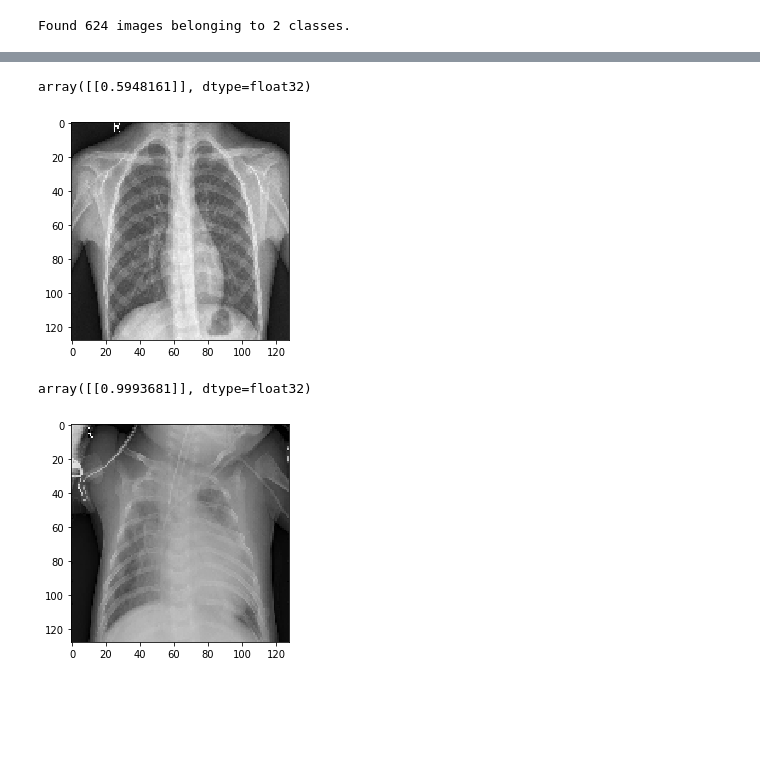
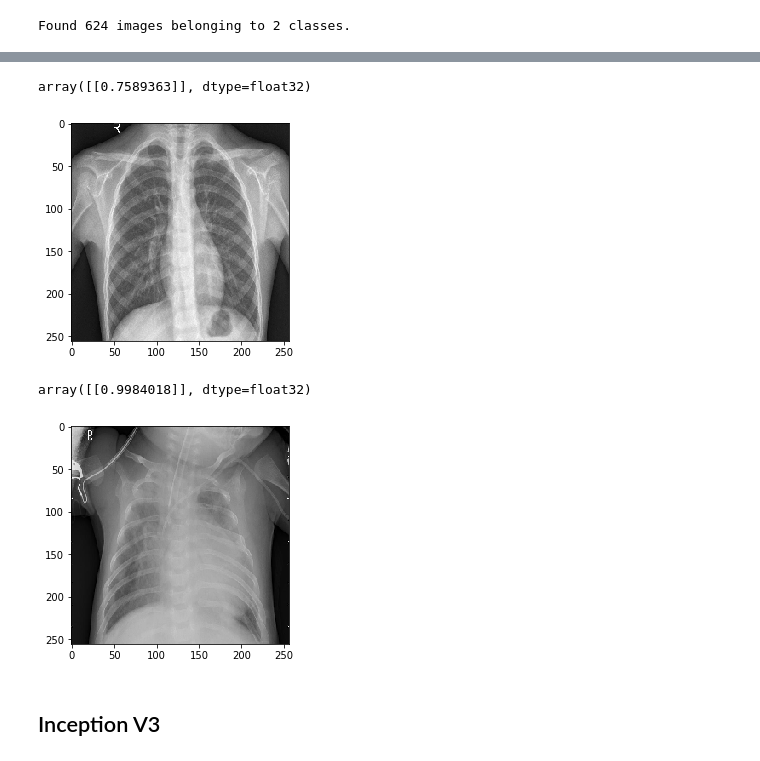
Before and after one commit to albertum1/xray-image-classification, a Jupyter notebook: project.ipynb, the cells around one changed output, grey strips where cells are left out. Drawn from its saved outputs; the diff is of its cells as text; code cells hidden in the pictures; blank space fills up the shorter version.

```diff
--- a/project.ipynb
+++ b/project.ipynb
@@ -44,8 +59,8 @@ for filename in os.listdir('chest_xray/train/NORMAL'):
 # %%
 train = ImageDataGenerator(rescale=1./255).flow_from_directory(
-        directory = 'chest_xray/train',
+        directory = '/floyd/input/chest_xray/train',
         class_mode = 'binary',
-        target_size = (128, 128),
+        target_size = (256, 256),
         batch_size = 7772)
 # %% [output]
 Found 7772 images belonging to 2 classes.
@@ -68,7 +83,7 @@ train_labels = np.reshape(train_labels, (len(train_labels),1)). astype(int)
 x_train, x_val, y_train, y_val = train_test_split(train_images, train_labels, test_size=0.20, random_state=123)
 # %%
 cnn = models.Sequential()
-cnn.add(layers.Conv2D(64, (3, 3), activation='relu', input_shape=(128, 128,  3)))
+cnn.add(layers.Conv2D(64, (3, 3), activation='relu', input_shape=(256, 256,  3)))
 cnn.add(layers.MaxPooling2D((2, 2)))
 cnn.add(layers.Conv2D(32, (3, 3), activation='relu'))
 cnn.add(layers.MaxPooling2D((2, 2)))
@@ -82,7 +97,7 @@ cnn.compile(loss='binary_crossentropy',
 # %%
 cnn1 = cnn.fit(x_train,
                     y_train,
-                    epochs=5,
+                    epochs=10,
                     batch_size=50,
                     validation_data=(x_val, y_val),
                       workers = -1)
@@ -138,6 +160,6 @@ print(results_train, results_test)
 # %%
 def predictoneimage_cnn(model, path):
-    img = load_img(path, target_size=(128, 128))
+    img = load_img(path, target_size=(256, 256))
     plt.imshow(img)
     img = img_to_array(img)
     img = img/255
@@ -145,12 +167,12 @@ def predictoneimage_cnn(model, path):
     predict = model.predict(img)
     return predict
 # %%
-predictoneimage_cnn(cnn, 'chest_xray/test/NORMAL/IM-0001-0001.jpeg')
+predictoneimage_cnn(cnn, '/floyd/input/chest_xray/test/NORMAL/IM-0001-0001.jpeg')
 # %% [output]
-array([[0.5948161]], dtype=float32)
+array([[0.7589363]], dtype=float32)
-[figure, old version]
+[figure, new version]
 # %%
-predictoneimage_cnn(cnn, 'chest_xray/test/PNEUMONIA/person1_virus_6.jpeg')
+predictoneimage_cnn(cnn, '/floyd/input/chest_xray/test/PNEUMONIA/person1_virus_6.jpeg')
 # %% [output]
-array([[0.9993681]], dtype=float32)
+array([[0.9984018]], dtype=float32)
-[figure, old version]
+[figure, new version]
@@ -162,3 +179,5 @@ from keras.models import Model
+# %% [markdown]
+## Inception V3
 # %%
 imagenet=inception_v3.InceptionV3(weights='imagenet',include_top=False)
 imagenet_new=imagenet.output
```
Also changed, not shown: parts of 28 cells of this notebook.
